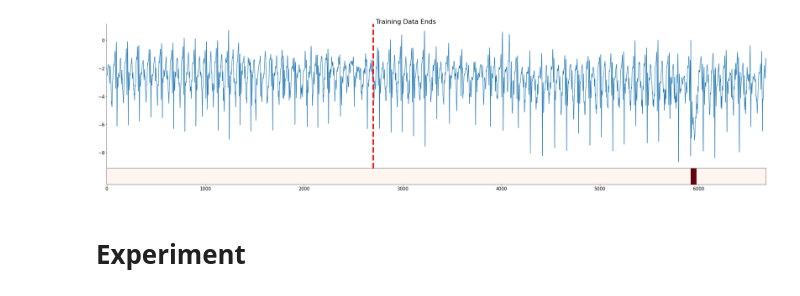
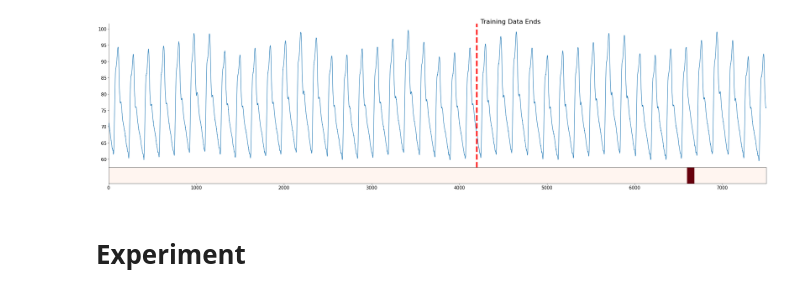
Before and after one commit to georgian-io/pyoats, a Jupyter notebook: scratch.ipynb, the cells around one changed output. Drawn from its saved outputs; the diff is of its cells as text; code cells hidden in the pictures.

```diff
--- a/scratch.ipynb
+++ b/scratch.ipynb
@@ -14,14 +15,14 @@ from one.utils import *
 from one.data.ucrdata import UcrDataReader
 # %%
 ROOT_DIR = "./data/ucr/"
-t = get_files_from_path("./data/ucr")
+files = get_files_from_path("./data/ucr")
 # %%
 d = UcrDataReader()
-test = d(ROOT_DIR+t[161])
+file = d(ROOT_DIR+files[143])
 # %%
-p = graph_data(test.series, test.labels, test.train_len)
+p = graph_data(file.series, file.labels, file.train_len)
 # %% [output]
-[figure, old version]
+[figure, new version]
 # %% [markdown]
 # Experiment
 # %%
```
Also changed, not shown: parts of 45 cells of this notebook, 6 other files.
